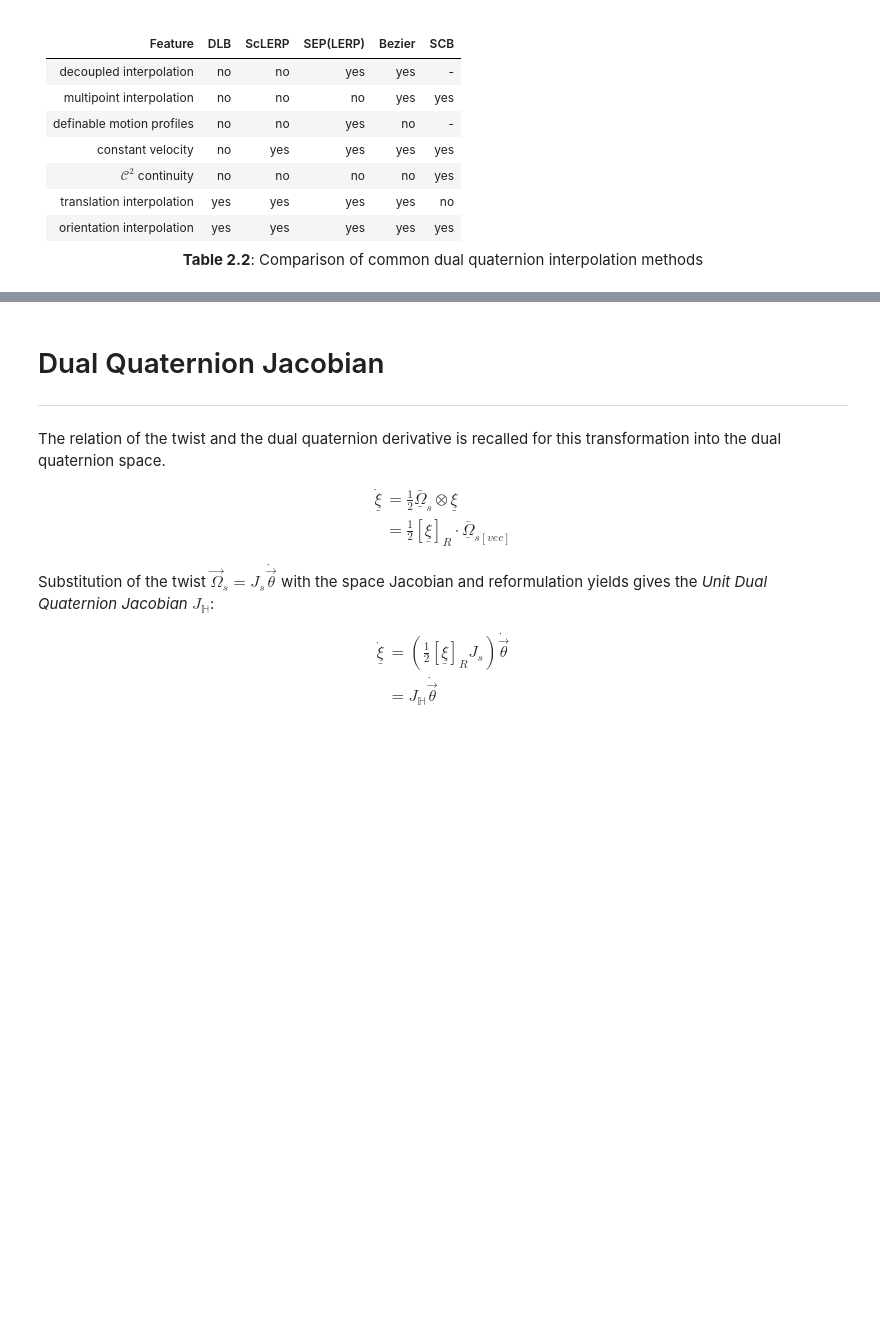
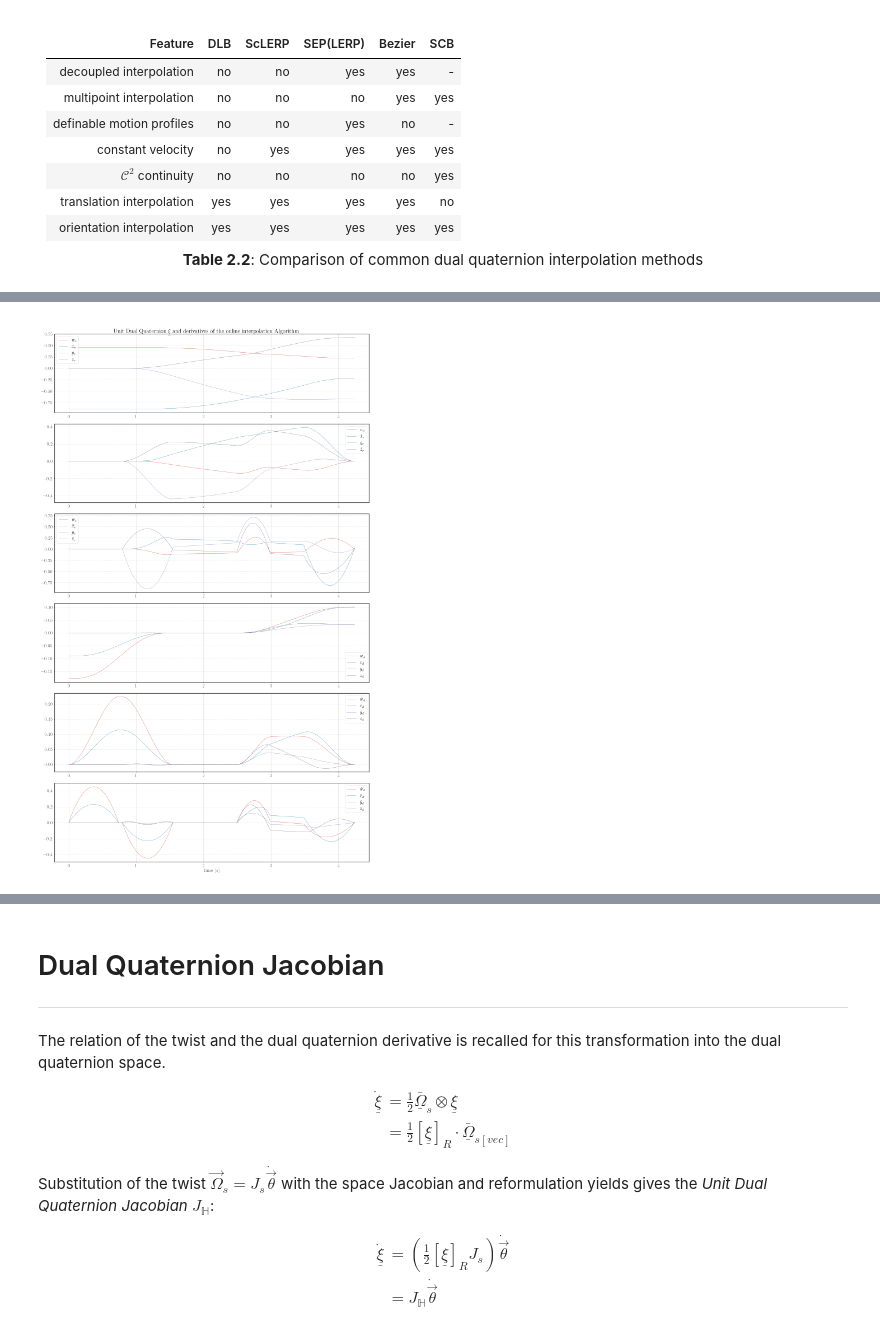
Before and after one commit to JTem/Masterthesis, a Jupyter notebook: colloquium.ipynb, the cells around one changed output, grey strips where cells are left out. Cells and saved outputs as stored; diff of their text form; code cells hidden in the pictures; blank space fills up the shorter version.

```diff
--- a/colloquium.ipynb
+++ b/colloquium.ipynb
@@ -374,0 +494,11 @@ AppLayout(children=(VBox(children=(Text(value='', description='screw', layout=La
+# %%
+# define the acceleration and jerk limits
+a_cart_max = 1
+j_cart_max = 10
+a_ang_max = 2
+j_ang_max = 15
+
+# generate trajectory object with the segments defined above
+trajectory = DQQBTrajectoryGenerator()
+
+trajectory.generateDynamicTrajectory(segments, a_cart_max, j_cart_max, a_ang_max, j_ang_max)
@@ -374,0 +646,70 @@ AppLayout(children=(VBox(children=(Text(value='', description='screw', layout=La
+# %%
+ime_vec = np.arange(0.01, trajectory.time_vector[-1]+0.01, 0.01)
+
+dqr_list = []
+dqr_dot_list = []
+dqr_ddot_list = []
+
+dqd_list = []
+dqd_dot_list = []
+dqd_ddot_list = []
+
+for t in time_vec:
+
+    dq, dq_dot, dq_ddot = trajectory.evaluateDQ(t)
+
+    dqr_list.append(dq.real.asVector().flatten())
+    dqr_dot_list.append(dq_dot.real.asVector().flatten())
+    dqr_ddot_list.append(dq_ddot.real.asVector().flatten())
+
+    dqd_list.append(dq.dual.asVector().flatten())
+    dqd_dot_list.append(dq_dot.dual.asVector().flatten())
+    dqd_ddot_list.append(dq_ddot.dual.asVector().flatten())
+
+
+fig, (ax1, ax2, ax3, ax4, ax5, ax6) = plt.subplots(6, 1, figsize=(12, 20))
+fig.suptitle(r"Unit Dual Quaternion $\underline{\xi}$ and derivatives of the online interpolation Algorithm")
+
+ax1.plot(time_vec, dqr_list, label = ["$w_r$", "$x_r$", "$y_r$", "$z_r$"])
+#ax1.set_xlabel('Time')
+#ax1.set_ylabel("real components")
+ax1.legend()
+
+ax2.plot(time_vec, dqr_dot_list, label = ["$\dot{w}_r$", "$\dot{x}_r$", "$\dot{y}_r$", "$\dot{z}_r$"])
+#ax2.set_xlabel('Time')
+#ax2.set_ylabel("first derivative real components")
+ax2.legend()
+
+ax3.plot(time_vec, dqr_ddot_list, label = ["$\ddot{w}_r$", "$\ddot{x}_r$", "$\ddot{y}_r$", "$\ddot{z}_r$"])
+#ax3.set_xlabel('Time')
+#ax3.set_ylabel("second derivative real components")
+ax3.legend()
+
+
+ax4.plot(time_vec, dqd_list, label = ["$w_d$", "$x_d$", "$y_d$", "$z_d$"])
+#ax4.set_xlabel('Time')
+#ax4.set_ylabel("dq dual components")
+ax4.legend()
+
+ax5.plot(time_vec, dqd_dot_list, label = ["$\dot{w}_d$", "$\dot{x}_d$", "$\dot{y}_d$", "$\dot{z}_d$"])
+#ax5.set_xlabel('Time')
+#ax5.set_ylabel("$\dot{\xi}$ dual components")
+ax5.legend()
+
+ax6.plot(time_vec, dqd_ddot_list, label = ["$\ddot{w}_d$", "$\ddot{x}_d$", "$\ddot{y}_d$", "$\ddot{z}_d$"])
+ax6.set_xlabel(r'$\textrm{time } \left[ s \right]$')
+#ax6.set_ylabel("$\ddot{dq}$ dual components")
+ax6.legend()
+
+ax1.grid(True,axis='y', which='both', linestyle='--', linewidth=0.5)
+ax2.grid(True,axis='y', which='both', linestyle='--', linewidth=0.5)
+ax3.grid(True,axis='y', which='both', linestyle='--', linewidth=0.5)
+ax4.grid(True,axis='y', which='both', linestyle='--', linewidth=0.5)
+ax5.grid(True,axis='y', which='both', linestyle='--', linewidth=0.5)
+ax6.grid(True,axis='y', which='both', linestyle='--', linewidth=0.5)
+
+#Adjust the layout and display the plot
+plt.tight_layout()
+plt.show()
+# %% [output]
+[figure, added]
```
Also changed, not shown: parts of 20 cells of this notebook, 4 other files.
